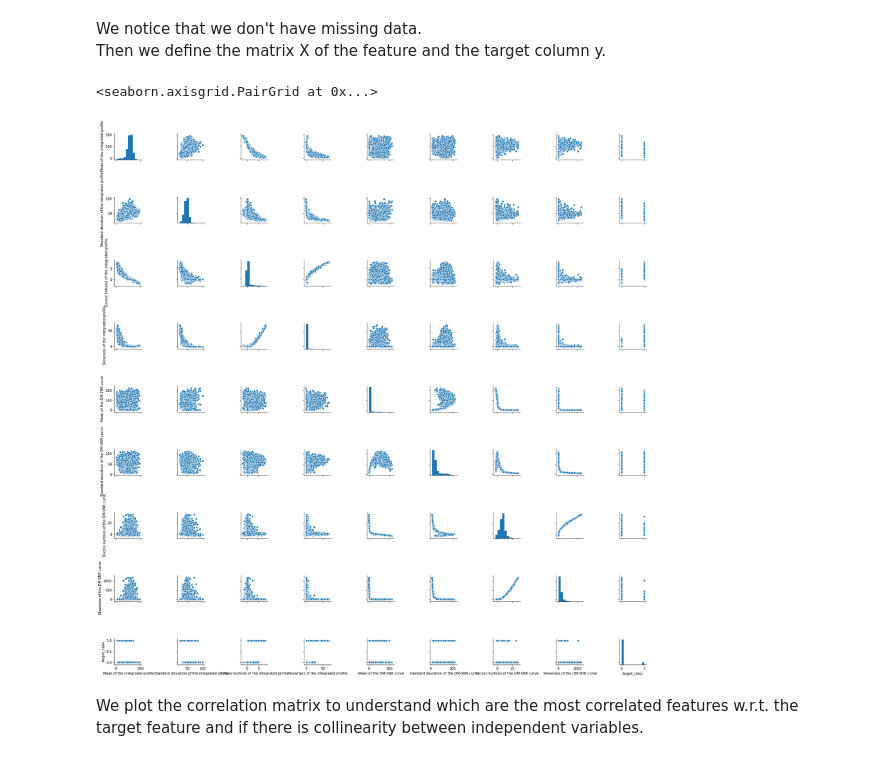
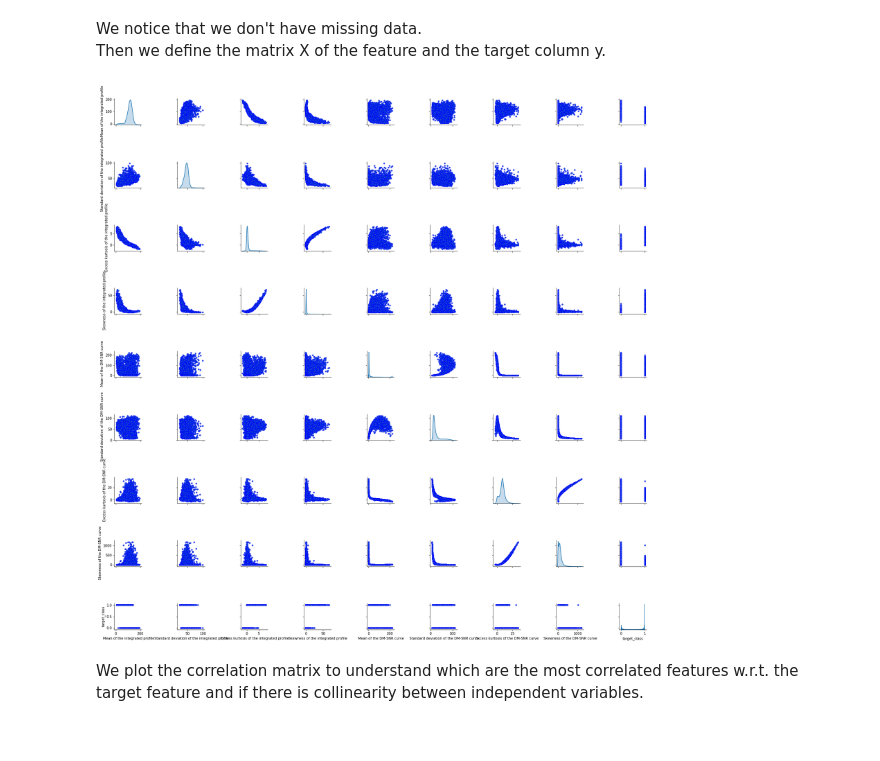
Before and after one commit to martinodn/Performance-comparison-of-ML-Classifiers, a Jupyter notebook: ML_project.ipynb, the cells around one changed output. Drawn from its saved outputs; the diff is of its cells as text; code cells hidden in the pictures.

```diff
--- a/ML_project.ipynb
+++ b/ML_project.ipynb
@@ -129,9 +129,14 @@ X = stars.drop('target_class', axis=1)
 y = stars['target_class']
 # %%
 # Pairplot to visualize the relationship between each possible couple of variables
-sns.pairplot(stars)
+sns.pairplot(data=stars,
+             diag_kind="kde",
+             markers=".",
+             plot_kws=dict(s=50, edgecolor="b", linewidth=1)
+            )
+
+plt.show()
 # %% [output]
-<seaborn.axisgrid.PairGrid at 0x...>
-[figure, old version]
+[figure, new version]
 # %% [markdown]
 We plot the correlation matrix to understand which are the most correlated features w.r.t. the target feature and if there is collinearity between independent variables.
```
Also changed, not shown: parts of 19 cells of this notebook.
